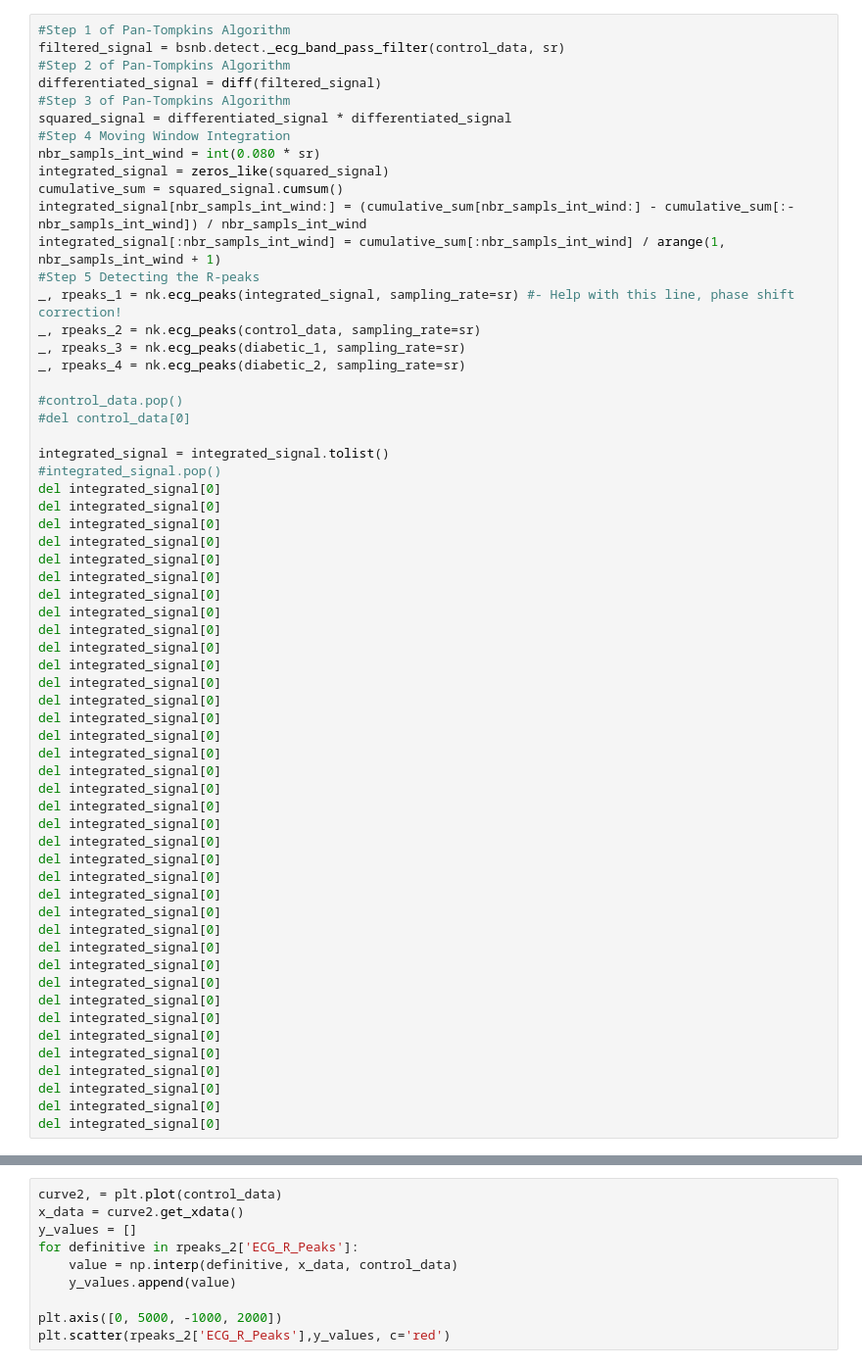
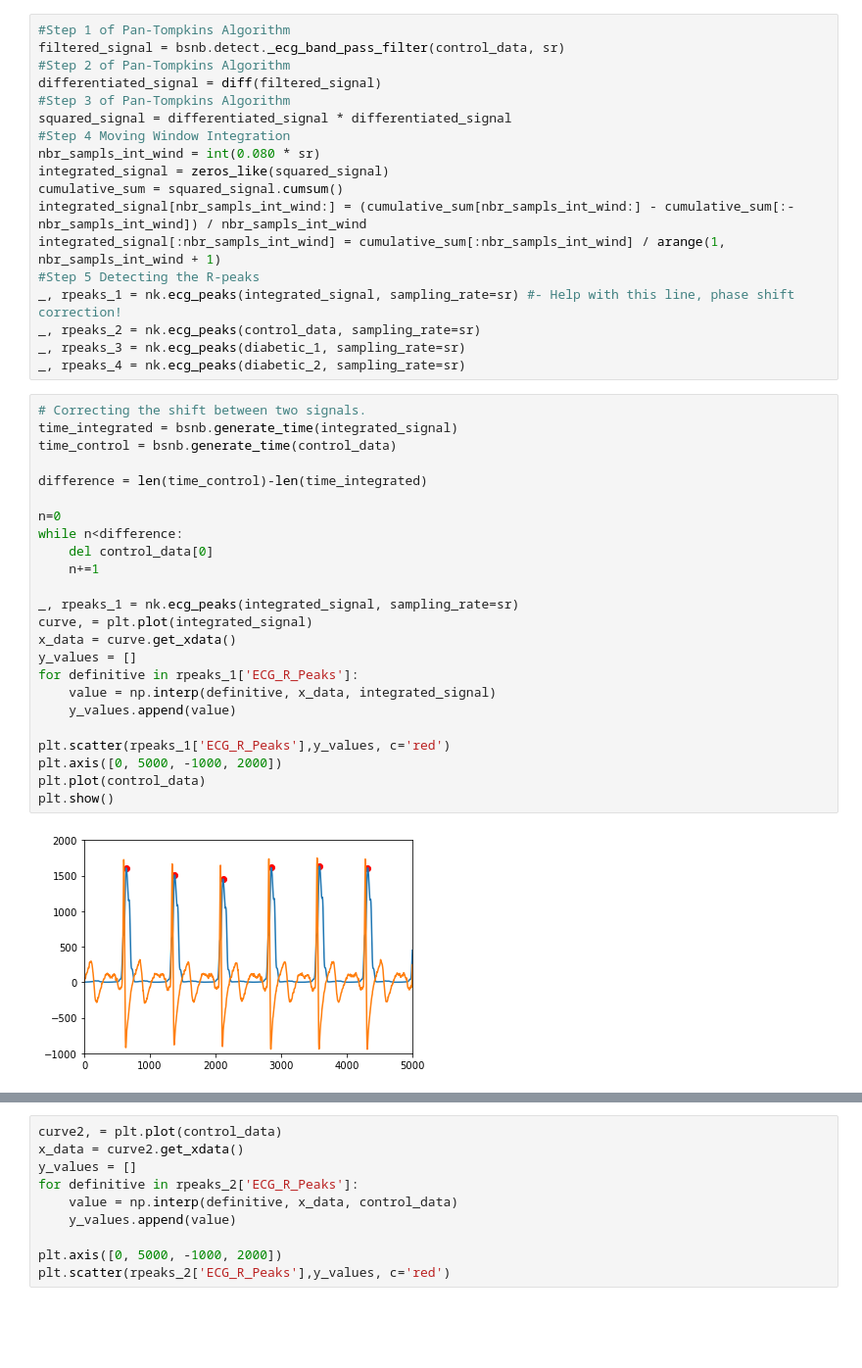
Before and after one commit to molbioeng/Molecool, a Jupyter notebook: HRV_extraction_2.ipynb, the cells around one changed output, grey strips where cells are left out. Shown at 98% size. Cells and saved outputs as stored; diff of their text form; blank space fills up the shorter version.

```diff
--- a/HRV_extraction_2.ipynb
+++ b/HRV_extraction_2.ipynb
@@ -50,49 +52,32 @@ _, rpeaks_1 = nk.ecg_peaks(integrated_signal, sampling_rate=sr) #- Help with thi
 _, rpeaks_2 = nk.ecg_peaks(control_data, sampling_rate=sr)
 _, rpeaks_3 = nk.ecg_peaks(diabetic_1, sampling_rate=sr)
 _, rpeaks_4 = nk.ecg_peaks(diabetic_2, sampling_rate=sr)
-
-#control_data.pop()
-#del control_data[0]
-
-integrated_signal = integrated_signal.tolist()
-#integrated_signal.pop()
-del integrated_signal[0]
-del integrated_signal[0]
-del integrated_signal[0]
-del integrated_signal[0]
-del integrated_signal[0]
-del integrated_signal[0]
-del integrated_signal[0]
-del integrated_signal[0]
-del integrated_signal[0]
-del integrated_signal[0]
-del integrated_signal[0]
-del integrated_signal[0]
-del integrated_signal[0]
-del integrated_signal[0]
-del integrated_signal[0]
-del integrated_signal[0]
-del integrated_signal[0]
-del integrated_signal[0]
-del integrated_signal[0]
-del integrated_signal[0]
-del integrated_signal[0]
-del integrated_signal[0]
-del integrated_signal[0]
-del integrated_signal[0]
-del integrated_signal[0]
-del integrated_signal[0]
-del integrated_signal[0]
-del integrated_signal[0]
-del integrated_signal[0]
-del integrated_signal[0]
-del integrated_signal[0]
-del integrated_signal[0]
-del integrated_signal[0]
-del integrated_signal[0]
-del integrated_signal[0]
-del integrated_signal[0]
-del integrated_signal[0]
+# %%
+# Correcting the shift between two signals.
+time_integrated = bsnb.generate_time(integrated_signal)
+time_control = bsnb.generate_time(control_data)
+
+difference = len(time_control)-len(time_integrated)
+
+n=0
+while n<difference:
+    del control_data[0]
+    n+=1
+
+_, rpeaks_1 = nk.ecg_peaks(integrated_signal, sampling_rate=sr)
+curve, = plt.plot(integrated_signal)
+x_data = curve.get_xdata()
+y_values = []
+for definitive in rpeaks_1['ECG_R_Peaks']:
+    value = np.interp(definitive, x_data, integrated_signal)
+    y_values.append(value)
+
+plt.scatter(rpeaks_1['ECG_R_Peaks'],y_values, c='red')
+plt.axis([0, 5000, -1000, 2000])
+plt.plot(control_data)
+plt.show()
+# %% [output]
+[figure, added]
 # %%
 curve, = plt.plot(integrated_signal)
 x_data = curve.get_xdata()
```
Also changed, not shown: parts of 3 cells of this notebook.
